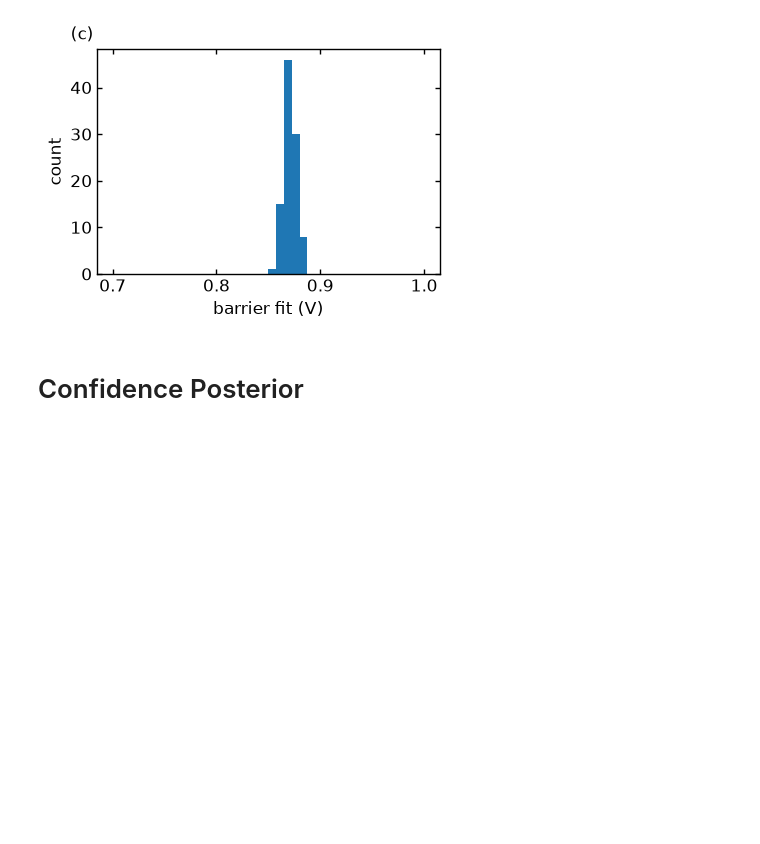
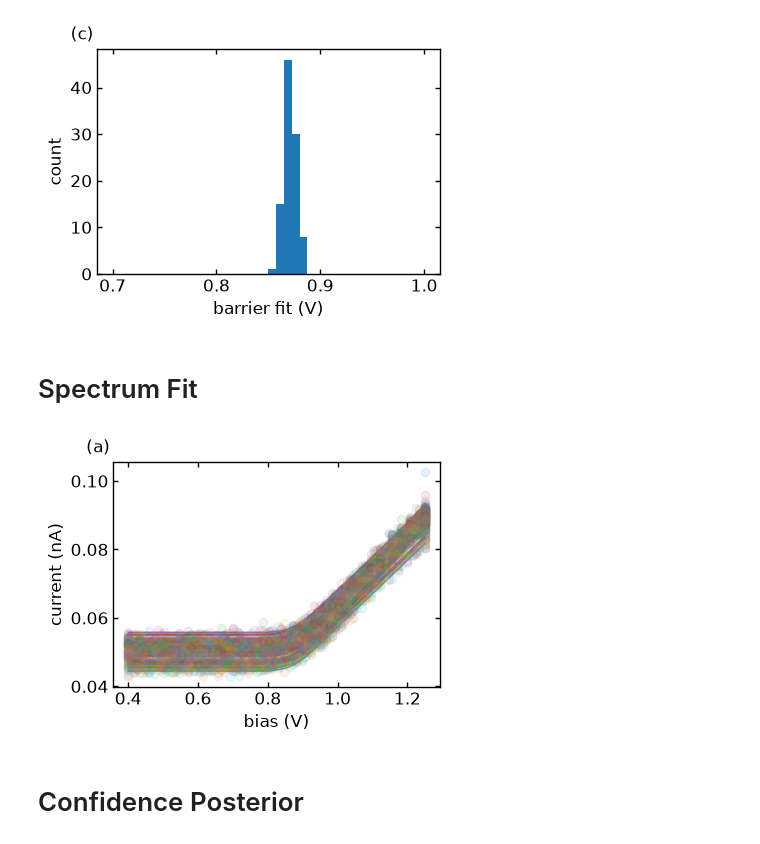
Before and after one commit to sandialabs/PRISMA, a Jupyter notebook: figures/PRISMA_nanonis_33.ipynb, the cells around one changed output. Drawn from its saved outputs; the diff is of its cells as text; code cells hidden in the pictures; blank space fills up the shorter version.

```diff
--- a/figures/PRISMA_nanonis_33.ipynb
+++ b/figures/PRISMA_nanonis_33.ipynb
@@ -104,6 +105,23 @@ plot_hist_series(barrier_fit, bins=40, range=(.7, 1.),
                  f_save=join(figure_dir, "PRISMA_nanonis_33_barrier.pdf"))
 # %% [output]
 [figure]
+# %% [markdown]
+# Spectrum Fit
+# %%
+plot_spectrum_series_fit_sort(spectrum_series, t_series_inv,
+                         np.linspace(np.min(spectrum_series),
+                                     np.max(spectrum_series),
+                                     100),
+                         m_prior_series[:, -1],
+                         beem_integral_f_vector_j,
+                         scale_bounds=(in_min, in_max, out_min, out_max),
+                         xlabel="bias (V)",
+                         ylabel="current (nA)",
+                         #  title="I/V Spectra",
+                         f_save=join(figure_dir, "PRISMA_nanonis_33_spectrum_fit.pdf"),
+                         id="(a)")
+# %% [output]
+[figure, added]
 # %% [markdown]
 # Confidence Posterior
 # %%
```
Also changed, not shown: parts of 3 cells of this notebook, 6 other files.
